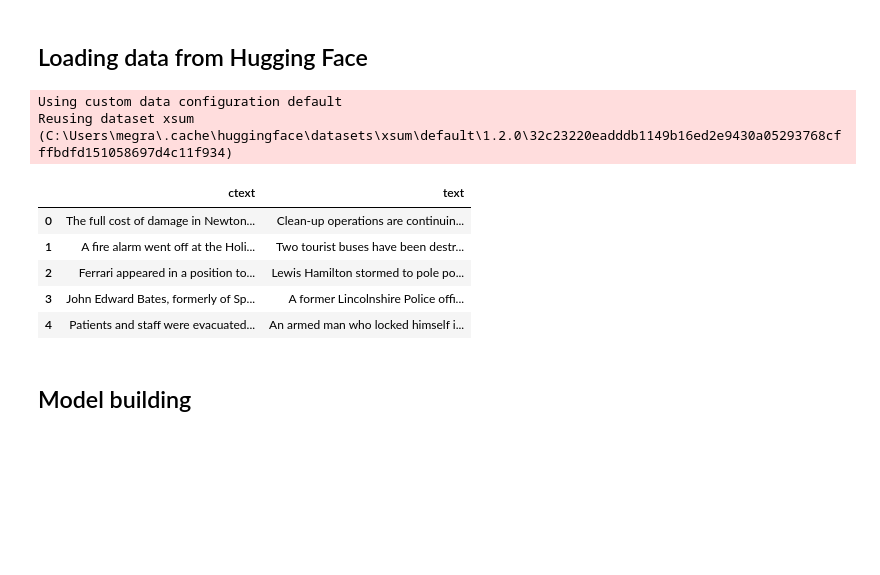
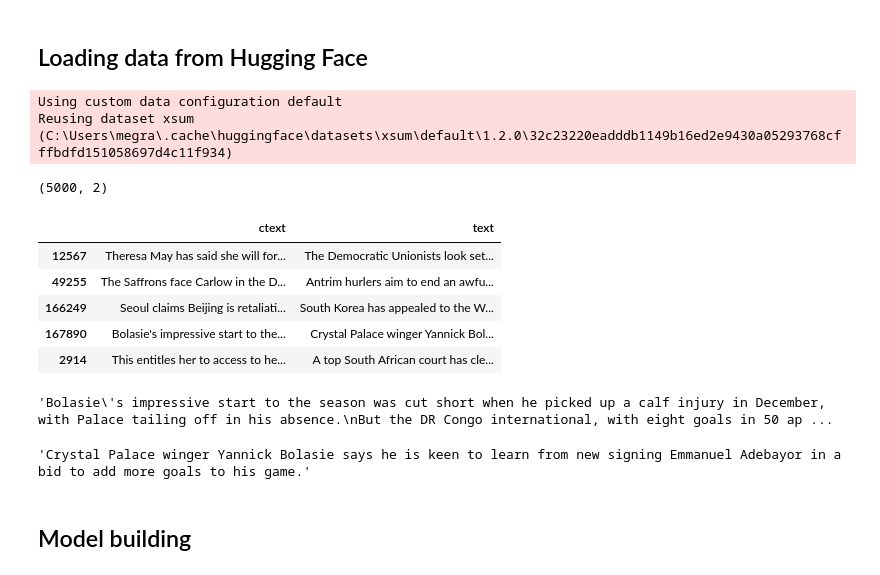
Before and after one commit to lethologicoding/text_summarization, a Jupyter notebook: models/Text_Summarization_Fine_Tuning_with_T5.ipynb, the cells around one changed output. Cells and saved outputs as stored; diff of their text form; code cells hidden in the pictures; blank space fills up the shorter version.

```diff
--- a/models/Text_Summarization_Fine_Tuning_with_T5.ipynb
+++ b/models/Text_Summarization_Fine_Tuning_with_T5.ipynb
@@ -26,19 +26,32 @@ datasets = load_dataset('xsum')
 # datasets = load_dataset('samsum')
 
 df = datasets['train'].to_pandas()
-# shortening data down for faster tutorial training
-df = df.iloc[:3000, :2].copy()
-df.columns = ['ctext', 'text']
-df.head()
 # %% [output]
 Using custom data configuration default
 Reusing dataset xsum (C:\Users\megra\.cache\huggingface\datasets\xsum\default\1.2.0\32c23220eadddb1149b16ed2e9430a05293768cfffbdfd151058697d4c11f934)
-|  | ctext | text |
-| 0 | The full cost of damage in Newton... | Clean-up operations are continuin... |
-| 1 | A fire alarm went off at the Holi... | Two tourist buses have been destr... |
-| 2 | Ferrari appeared in a position to... | Lewis Hamilton stormed to pole po... |
-| 3 | John Edward Bates, formerly of Sp... | A former Lincolnshire Police offi... |
-| 4 | Patients and staff were evacuated... | An armed man who locked himself i... |
+# %%
+# shortening data down for faster tutorial training
+df = df.iloc[:, :2].copy()
+df = df.sample(n=5000, random_state=1)
+df.columns = ['ctext', 'text']
+print(df.shape)
+df.head()
+# %% [output]
+(5000, 2)
+|  | ctext | text |
+| 12567 | Theresa May has said she will for... | The Democratic Unionists look set... |
+| 49255 | The Saffrons face Carlow in the D... | Antrim hurlers aim to end an awfu... |
+| 166249 | Seoul claims Beijing is retaliati... | South Korea has appealed to the W... |
+| 167890 | Bolasie's impressive start to the... | Crystal Palace winger Yannick Bol... |
+| 2914 | This entitles her to access to he... | A top South African court has cle... |
+# %%
+df['ctext'].values[3]
+# %% [output]
+'Bolasie\'s impressive start to the season was cut short when he picked up a calf injury in December, with Palace tailing off in his absence.\nBut the DR Congo international, with eight goals in 50 ap ...
+# %%
+df['text'].values[3]
+# %% [output]
+'Crystal Palace winger Yannick Bolasie says he is keen to learn from new signing Emmanuel Adebayor in a bid to add more goals to his game.'
 # %% [markdown]
 ## Model building
 # %%
```
Also changed, not shown: parts of 6 cells of this notebook.
